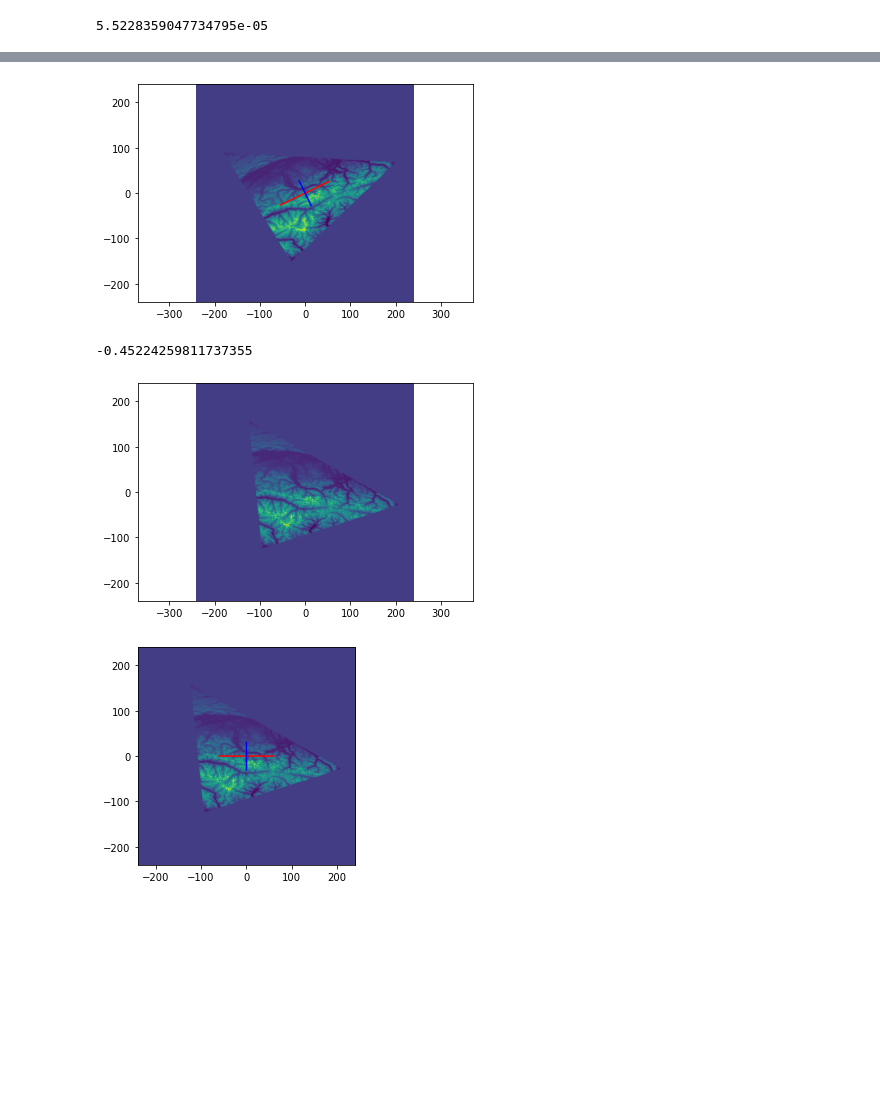
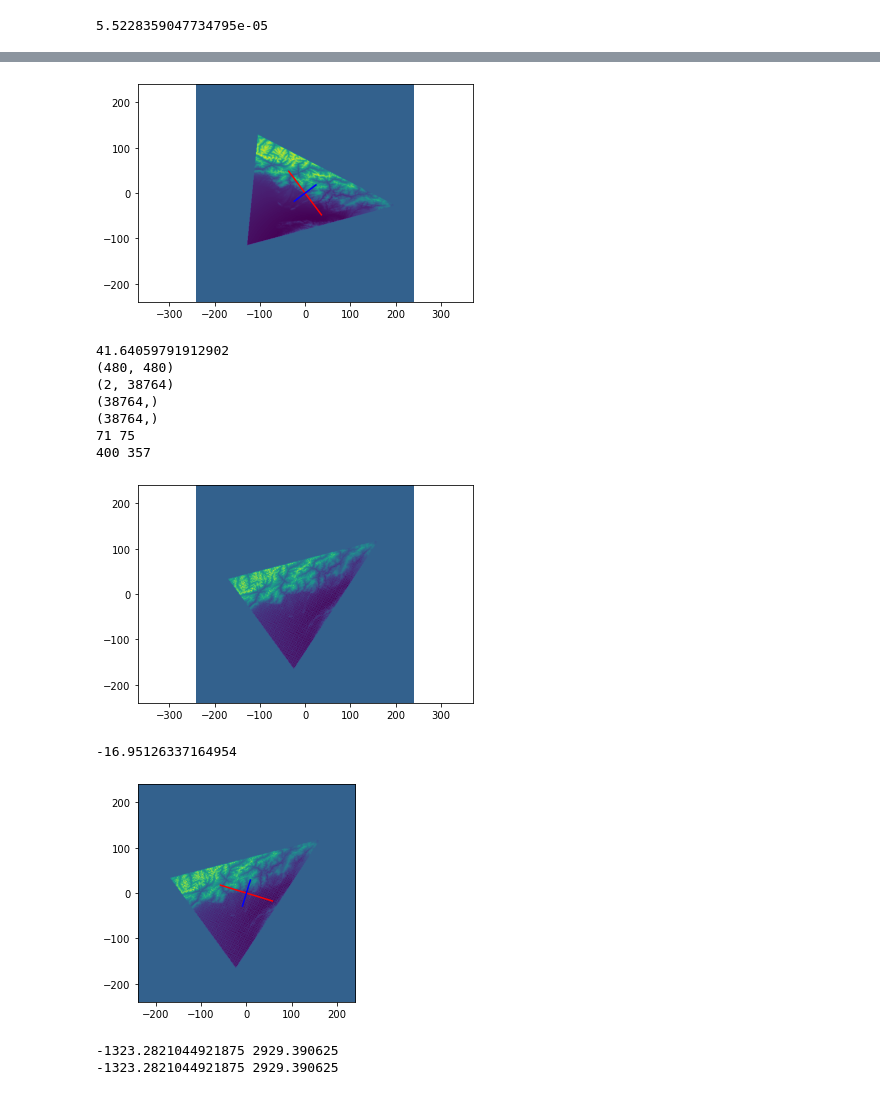
Before and after one commit to ray-chew/CSAM-Fortran, a Jupyter notebook: notebooks/spectrumSGS_ICONgrid_test.ipynb, the cells around one changed output, grey strips where cells are left out. Drawn from its saved outputs; the diff is of its cells as text; code cells hidden in the pictures; blank space fills up the shorter version.

```diff
--- a/notebooks/spectrumSGS_ICONgrid_test.ipynb
+++ b/notebooks/spectrumSGS_ICONgrid_test.ipynb
@@ -12,7 +12,7 @@ import numpy.ma as ma
 from topoPy import *
 # %%
 # ICON grid file
-df = nc.Dataset('icon_grid_0012_R02B04_G.nc')
+df = nc.Dataset('../data/icon_grid_0012_R02B04_G.nc')
 # print(df.variables)
 
 # store the lat,lon of the vertices and the centre of each triangular grid
@@ -220,6 +220,8 @@ def moments_cov(data):
 
 # img = misc.imread('oval.png')
 img = np.copy(z_masked)
+imin = img.min()
+# img -= imin
 y, x = np.nonzero(img)
 
 xm = np.mean(x)
@@ -229,7 +231,11 @@ x = x - xm
 y = y - ym
 coords = np.vstack([x, y])
 
-cov = moments_cov(img)
+supp_img = np.copy(img)
+# supp_img[np.where(img < 0.0)] = 0.0
+# supp_img[np.where(img > 0.0)] = img[inout][np.where(img[inout] > 0.0)].mean()
+supp_img -= supp_img.min()
+cov = moments_cov(supp_img)
 evals, evecs = np.linalg.eig(cov)
 
 sort_indices = np.argsort(evals)[::-1]
@@ -243,7 +249,6 @@ plt.plot([x_v1*-scale*2, x_v1*scale*2],
 plt.plot([x_v2*-scale, x_v2*scale],
          [y_v2*-scale, y_v2*scale], color='blue')
 # plt.plot(x, y, 'k.')
-
 # lon_shft = lon-lon.mean()
 # lat_shft = lat-lat.mean()
 # plt.contourf(lon_shft,lat_shft,z_masked,60)
@@ -251,14 +256,16 @@ plt.axis('equal')
 # plt.gca().invert_yaxis()  # Match the image system with origin at top left
 plt.show()
 # %% [output]
-[figure, old version]
+[figure, new version]
 # %%
 # coords = np.vstack([lon_shft, lat_shft])
 
 # theta = (np.arctan((x_v2-x_v1)/(y_v2-y_v1)))
 theta = -np.arctan((y_v1)/(x_v1))
 # theta = -np.pi/2.0
-print(theta)
+# theta = 0.0
+theta -= 0.2
+print(theta / np.pi * 180)
 
 rotation_mat = np.matrix([[np.cos(theta), -np.sin(theta)],
                       [np.sin(theta), np.cos(theta)]])
@@ -274,13 +281,33 @@ yarg, xarg = np.nonzero(img)
 
 # plt.plot(x_transformed, y_transformed, 'g.')
 
-x_transformed = np.round(x_transformed + xm)
-y_transformed = np.round(y_transformed + ym)
+x_transformed = np.round(x_transformed + xm).astype(int)
+y_transformed = np.round(y_transformed + ym).astype(int)
+
+print(z_masked.shape)
+print(coords.shape)
+print(x_transformed.shape)
+print(y_transformed.shape)
 
 # print(x_transformed.shape)
 z_transformed = np.zeros_like(z_masked)
-# z_transformed[x_transformed.astype(int),y_transformed.astype(int)] = z_masked[x.astype(int),y.astype(int)]
-z_transformed[y_transformed.astype(int),x_transformed.astype(int)] = z_masked[yarg,xarg]
+inout_rot = np.zeros_like(inout)
+
+
+print(x_transformed.min(), y_transformed.min())
+print(x_transformed.max(), y_transformed.max())
+
+# z_transformed[x_transformed.astype(int),y_transformed.astype(int)] = z_masked[xarg.astype(int),yarg.astype(int)]
+z_transformed[y_transformed,x_transformed] = z_masked[yarg,xarg]
+inout_rot[y_transformed,x_transformed] = inout[yarg,xarg]
+
+lon_mgrid_prep, lat_mgrid_prep = np.meshgrid(lon,lat)
+lat_rot = np.zeros_like(lat_mgrid_prep)
+lon_rot = np.zeros_like(lon_mgrid_prep)
+
+lat_rot[y_transformed,x_transformed] = lat_mgrid_prep[yarg,xarg]
+lon_rot[y_transformed,x_transformed] = lon_mgrid_prep[yarg,xarg]
+
 
 # plt.plot(x, y, 'r.')
 
@@ -291,35 +318,56 @@ plt.imshow(z_transformed, extent=[-z_masked.shape[1]/2., z_masked.shape[1]/2., -
 plt.axis('equal')
 plt.show()
 # %% [output]
--0.45224259811737355
+41.64059791912902
+(480, 480)
+(2, 38764)
+(38764,)
+(38764,)
+71 75
+400 357
-[figure, old version]
+[figure, new version]
 # %%
 img = np.copy(z_transformed)
 y, x = np.nonzero(img)
 
 xm = np.mean(x)
 ym = np.mean(y)
 
 x = x - xm
 y = y - ym
 coords = np.vstack([x, y])
 
-cov = moments_cov(img)
+# img -= img.min()
+supp_img = np.copy(img)
+# supp_img[np.where(img < 0.0)] = 0.0
+supp_img -= supp_img.min()
+cov = moments_cov(supp_img)
+# img += img.min()
 evals, evecs = np.linalg.eig(cov)
 
 sort_indices = np.argsort(evals)[::-1]
 x_v1, y_v1 = evecs[:, sort_indices[0]]  # Eigenvector with largest eigenvalue
 x_v2, y_v2 = evecs[:, sort_indices[1]]
+
+theta = np.arctan((y_v1)/(x_v1))
+print(theta / np.pi * 180)
 
 scale = 30.0
 plt.imshow(z_transformed, extent=[-z_masked.shape[1]/2., z_masked.shape[1]/2., -z_masked.shape[0]/2., z_masked.shape[0]/2. ], origin='lower')
 plt.plot([x_v1*-scale*2, x_v1*scale*2],
          [y_v1*-scale*2, y_v1*scale*2], color='red')
 plt.plot([x_v2*-scale, x_v2*scale],
          [y_v2*-scale, y_v2*scale], color='blue')
 plt.show()
 # %% [output]
+-16.95126337164954
-[figure, old version]
+[figure, new version]
+# %%
+print(z_masked.min(), z_masked.max())
+print(z_transformed.min(), z_transformed.max())
+# %% [output]
+-1323.2821044921875 2929.390625
+-1323.2821044921875 2929.390625
 # %%
 theta = np.arctan((y_v1)/(x_v1))
 # theta = -np.pi/2.0
```
Also changed, not shown: parts of 22 cells of this notebook.
